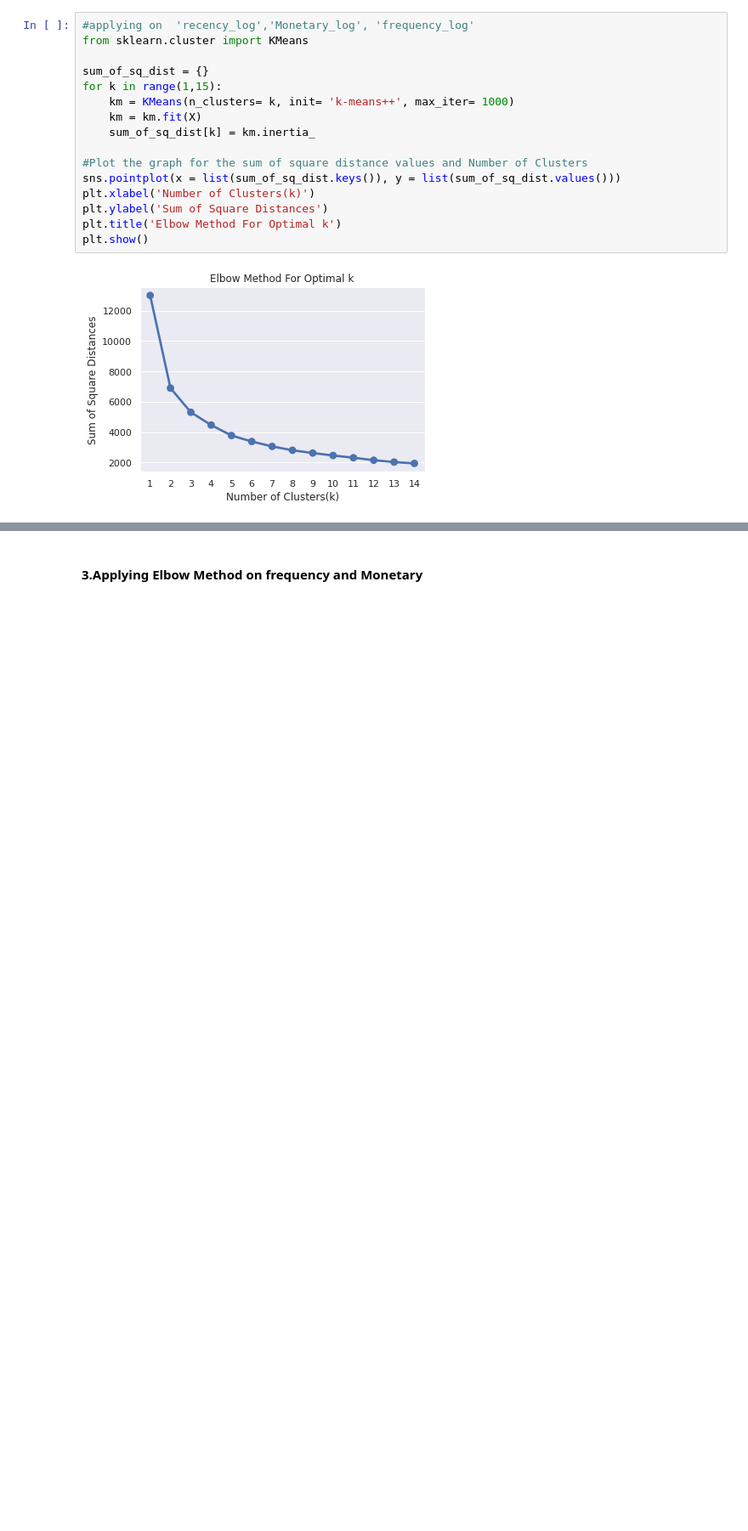
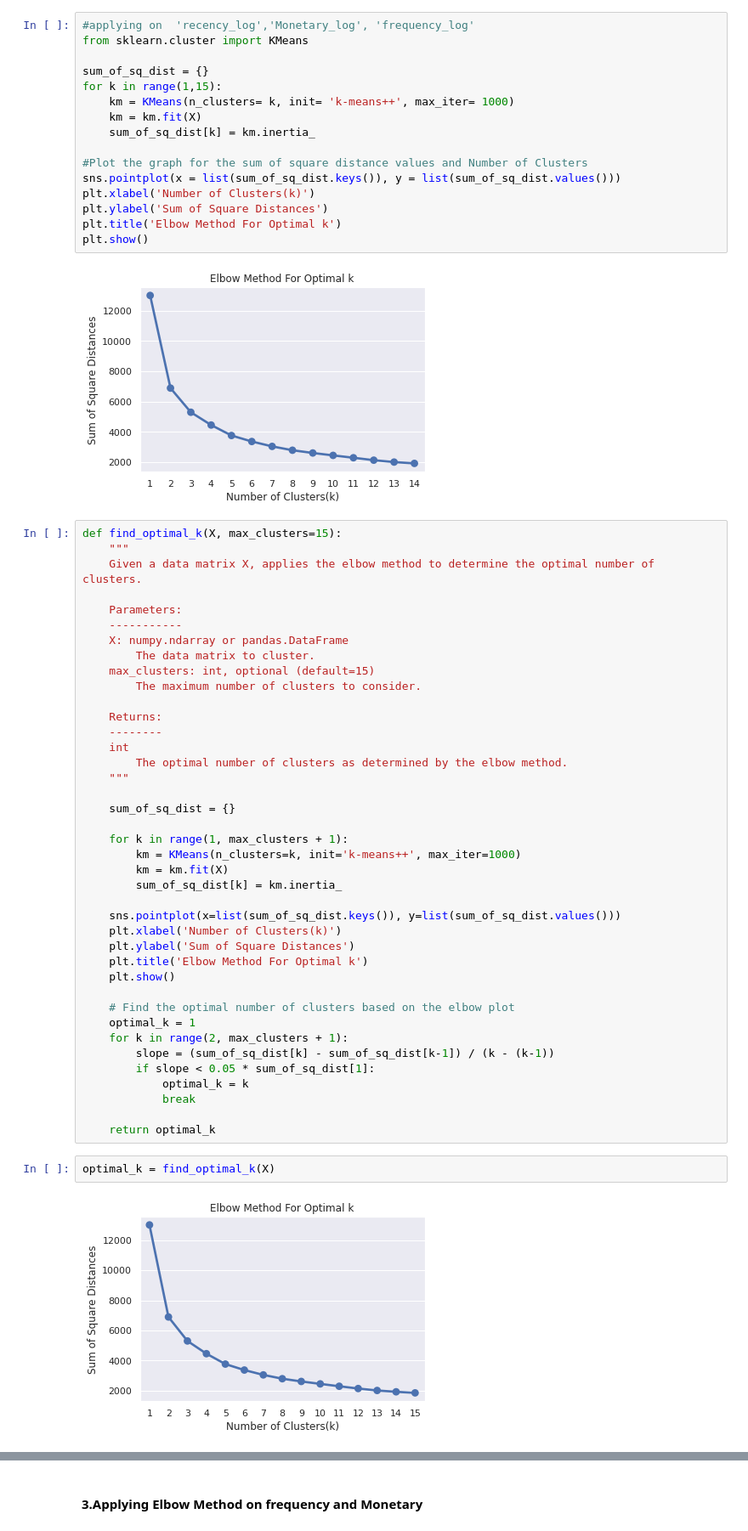
Before and after one commit to Dileepsingh6432/Online-Retail-Customer-Segmentation, a Jupyter notebook: Online_Retail_Customer_Segmentation.ipynb, the cells around one changed output, grey strips where cells are left out. Shown at 85% size. Drawn from its saved outputs; the diff is of its cells as text; blank space fills up the shorter version.

```diff
--- a/Online_Retail_Customer_Segmentation.ipynb
+++ b/Online_Retail_Customer_Segmentation.ipynb
@@ -1391,4 +1457,48 @@ plt.title('Elbow Method For Optimal k')
 plt.show()
 # %% [output]
 [figure]
+# %%
+def find_optimal_k(X, max_clusters=15):
+    """
+    Given a data matrix X, applies the elbow method to determine the optimal number of clusters.
+
+    Parameters:
+    -----------
+    X: numpy.ndarray or pandas.DataFrame
+        The data matrix to cluster.
+    max_clusters: int, optional (default=15)
+        The maximum number of clusters to consider.
+
+    Returns:
+    --------
+    int
+        The optimal number of clusters as determined by the elbow method.
+    """
+
+    sum_of_sq_dist = {}
+
+    for k in range(1, max_clusters + 1):
+        km = KMeans(n_clusters=k, init='k-means++', max_iter=1000)
+        km = km.fit(X)
+        sum_of_sq_dist[k] = km.inertia_
+
+    sns.pointplot(x=list(sum_of_sq_dist.keys()), y=list(sum_of_sq_dist.values()))
+    plt.xlabel('Number of Clusters(k)')
+    plt.ylabel('Sum of Square Distances')
+    plt.title('Elbow Method For Optimal k')
+    plt.show()
+
+    # Find the optimal number of clusters based on the elbow plot
+    optimal_k = 1
+    for k in range(2, max_clusters + 1):
+        slope = (sum_of_sq_dist[k] - sum_of_sq_dist[k-1]) / (k - (k-1))
+        if slope < 0.05 * sum_of_sq_dist[1]:
+            optimal_k = k
+            break
+
+    return optimal_k
+# %%
+optimal_k = find_optimal_k(X)
+# %% [output]
+[figure, added]
 # %% [markdown]
```
Also changed, not shown: parts of 40 cells of this notebook.
